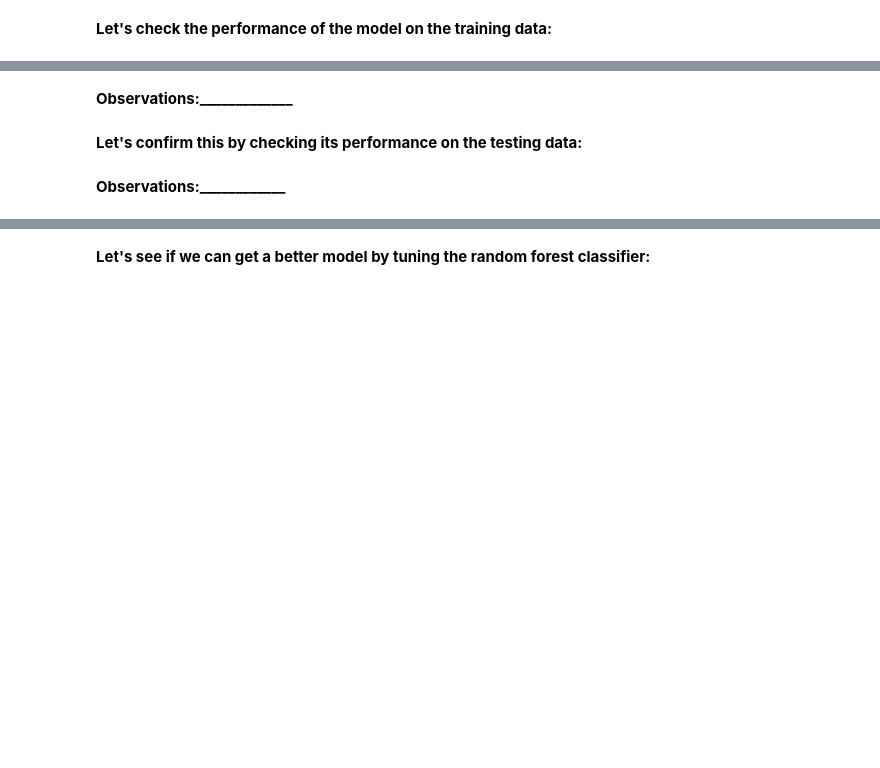
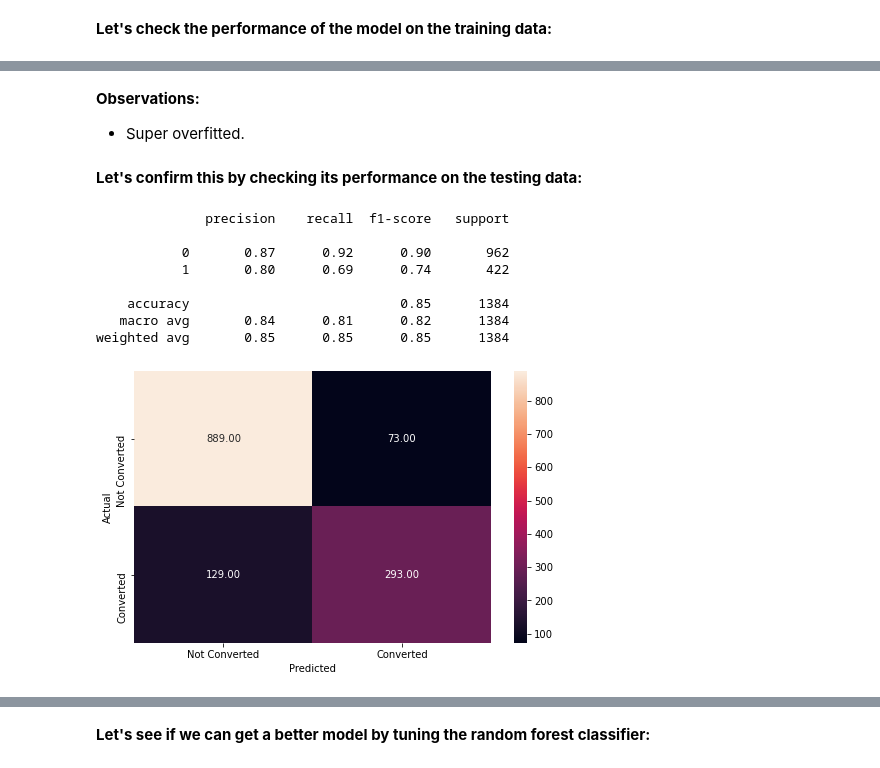
Before and after one commit to bluerunningshoes/MIT_Foundations_Of_Data_Science, a Jupyter notebook: Practical Data Science/Learner_Notebook_Classification_PDS.ipynb, the cells around one changed output, grey strips where cells are left out. Drawn from its saved outputs; the diff is of its cells as text; code cells hidden in the pictures; blank space fills up the shorter version.

```diff
--- a/Practical Data Science/Learner_Notebook_Classification_PDS.ipynb
+++ b/Practical Data Science/Learner_Notebook_Classification_PDS.ipynb
@@ -573,10 +671,19 @@ __________________
 # %% [markdown]
-**Observations:_____________**
+**Observations:**
+* Super overfitted.
 # %% [markdown]
 **Let's confirm this by checking its performance on the testing data:**
 # %%
 #Checking performance on the testing data
-y_pred_test3 = _______________
-_______________________
+y_pred_test3 = rf_estimator.predict(X_test)
+metrics_score(y_test, y_pred_test3)
+# %% [output]
+              precision    recall  f1-score   support
+
+           0       0.87      0.92      0.90       962
+           1       0.80      0.69      0.74       422
+
+    accuracy                           0.85      1384
+   macro avg       0.84      0.81      0.82      1384
+weighted avg       0.85      0.85      0.85      1384
+[figure, added]
-# %% [markdown]
-**Observations:____________**
```
Also changed, not shown: parts of 37 cells of this notebook, 26 other files.
